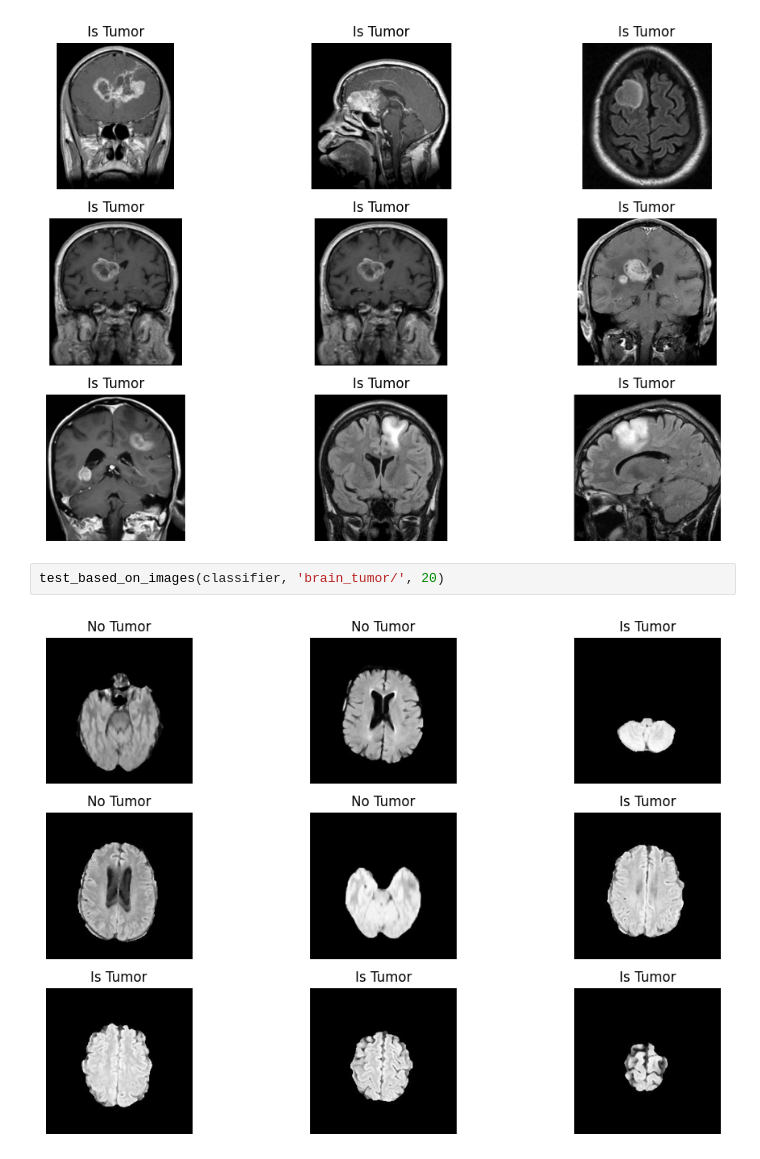
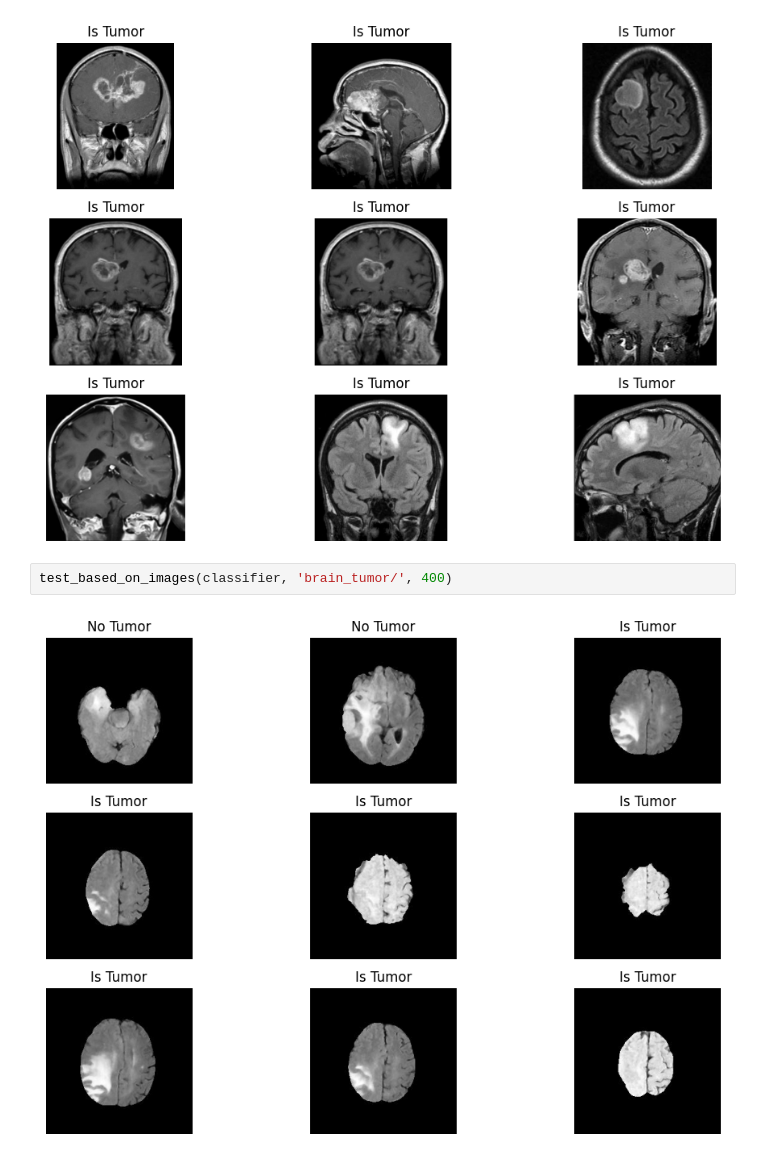
Before and after one commit to EnterpriseSoftwareCity/brain-tumor-detection, a Jupyter notebook: predictor_logistic_regression.ipynb, the cells around one changed output. Cells and saved outputs as stored; diff of their text form.

```diff
--- a/predictor_logistic_regression.ipynb
+++ b/predictor_logistic_regression.ipynb
@@ -70,6 +66,6 @@ test_based_on_images(classifier, 'glioma_tumor/')
 # %% [output]
 [figure]
 # %%
-test_based_on_images(classifier, 'brain_tumor/', 20)
+test_based_on_images(classifier, 'brain_tumor/', 400)
 # %% [output]
-[figure, old version]
+[figure, new version]
```
Also changed, not shown: parts of 1 cell of this notebook, 2 other files.
